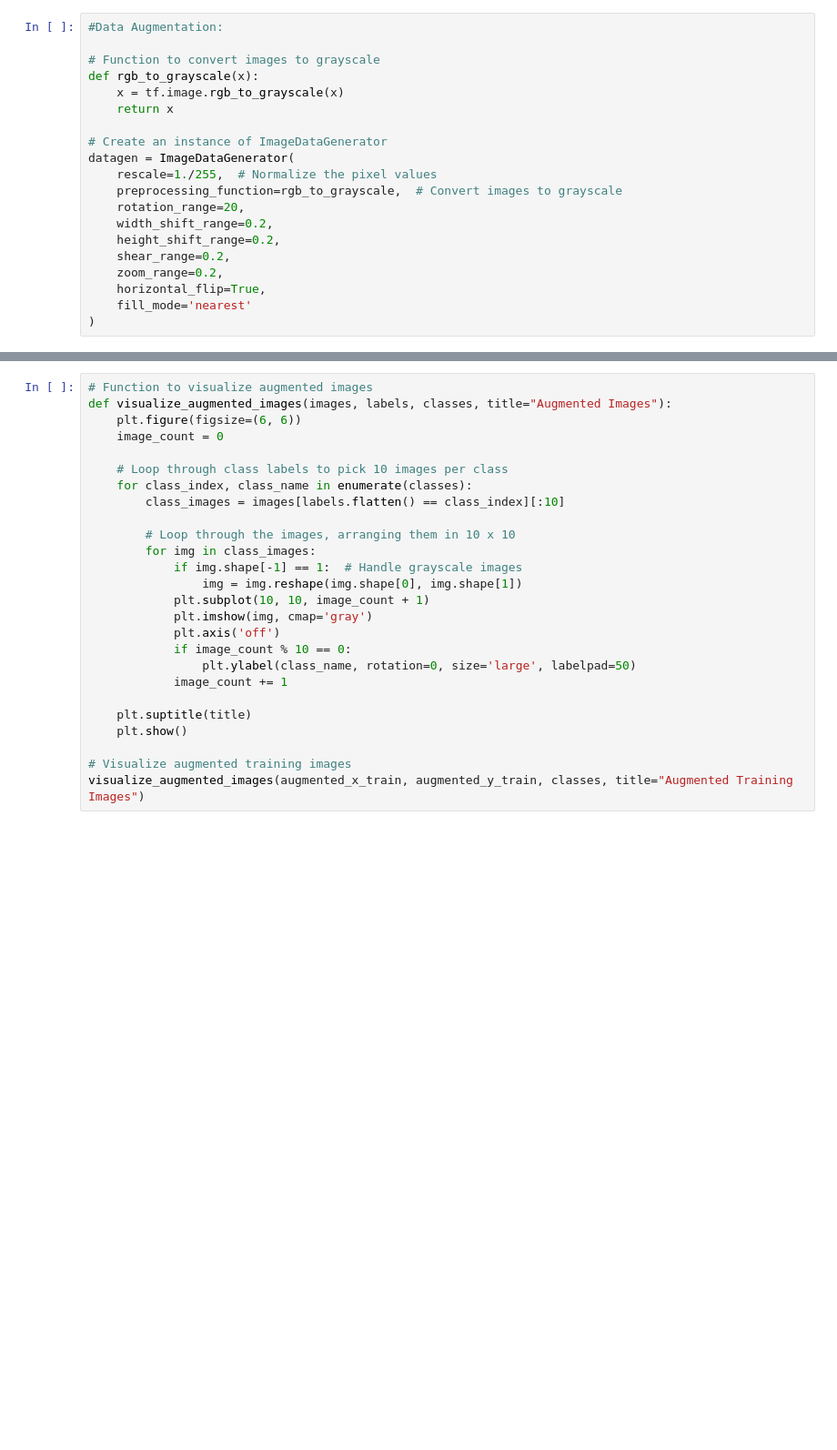
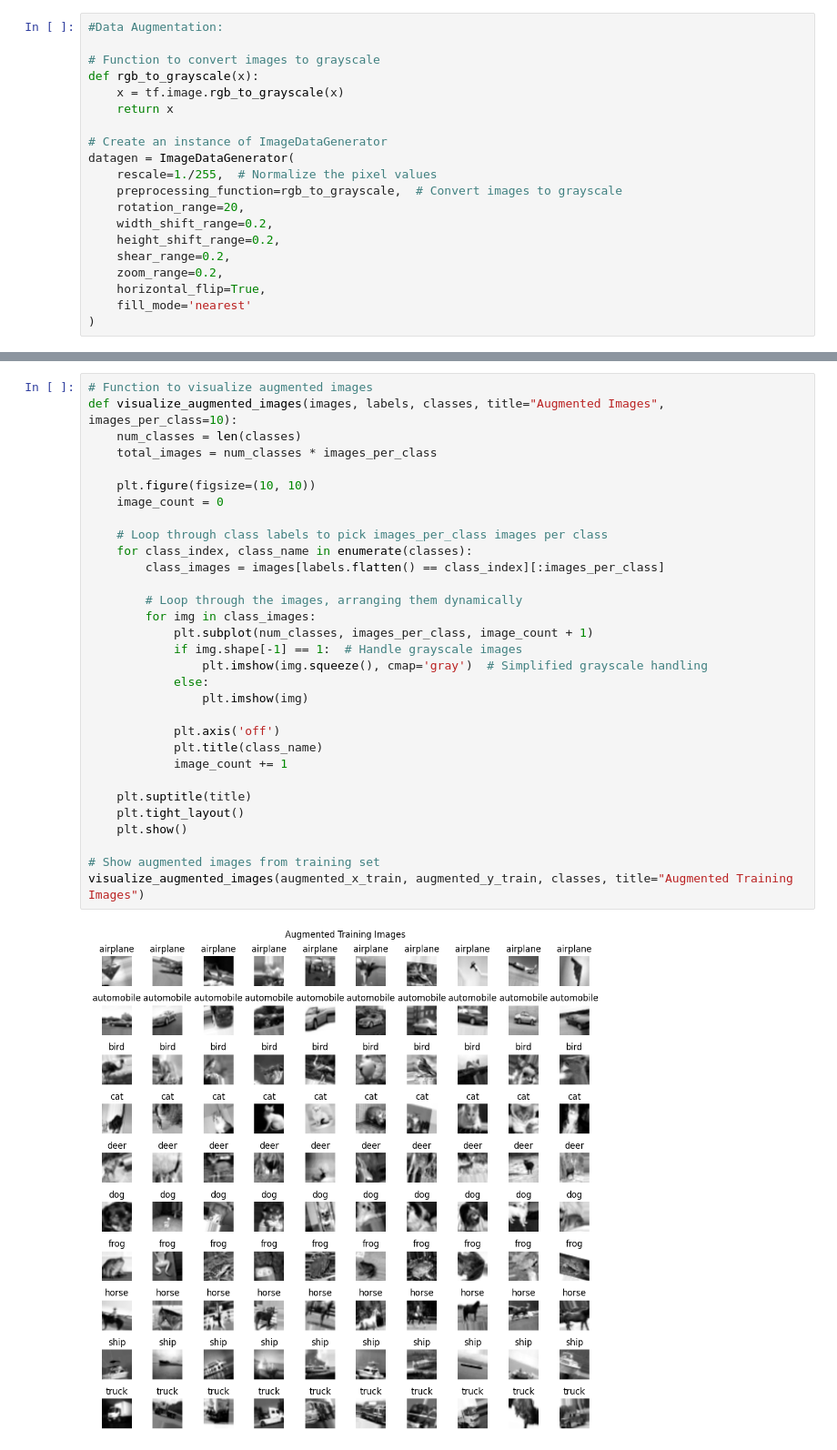
Before and after one commit to ironhack-labs/project-1-deep-learning-image-classification-with-cnn, a Jupyter notebook: Project-1_G5_Submission.ipynb, the cells around one changed output, grey strips where cells are left out. Shown at 91% size. Cells and saved outputs as stored; diff of their text form; blank space fills up the shorter version.

```diff
--- a/Project-1_G5_Submission.ipynb
+++ b/Project-1_G5_Submission.ipynb
@@ -99,26 +127,33 @@ print("Augmented Testing Labels Shape:", augmented_y_test.shape)
 # %%
 # Function to visualize augmented images
-def visualize_augmented_images(images, labels, classes, title="Augmented Images"):
-    plt.figure(figsize=(6, 6))
+def visualize_augmented_images(images, labels, classes, title="Augmented Images", images_per_class=10):
+    num_classes = len(classes)
+    total_images = num_classes * images_per_class
+
+    plt.figure(figsize=(10, 10))
     image_count = 0
 
-    # Loop through class labels to pick 10 images per class
+    # Loop through class labels to pick images_per_class images per class
     for class_index, class_name in enumerate(classes):
-        class_images = images[labels.flatten() == class_index][:10]
+        class_images = images[labels.flatten() == class_index][:images_per_class]
 
-        # Loop through the images, arranging them in 10 x 10
+        # Loop through the images, arranging them dynamically
         for img in class_images:
+            plt.subplot(num_classes, images_per_class, image_count + 1)
             if img.shape[-1] == 1:  # Handle grayscale images
-                img = img.reshape(img.shape[0], img.shape[1])
-            plt.subplot(10, 10, image_count + 1)
-            plt.imshow(img, cmap='gray')
+                plt.imshow(img.squeeze(), cmap='gray')  # Simplified grayscale handling
+            else:
+                plt.imshow(img)
+
             plt.axis('off')
-            if image_count % 10 == 0:
-                plt.ylabel(class_name, rotation=0, size='large', labelpad=50)
+            plt.title(class_name)
             image_count += 1
 
     plt.suptitle(title)
+    plt.tight_layout()
     plt.show()
 
-# Visualize augmented training images
+# Show augmented images from training set
 visualize_augmented_images(augmented_x_train, augmented_y_train, classes, title="Augmented Training Images")
+# %% [output]
+[figure, added]
```
Also changed, not shown: parts of 26 cells of this notebook, 1 other file.
